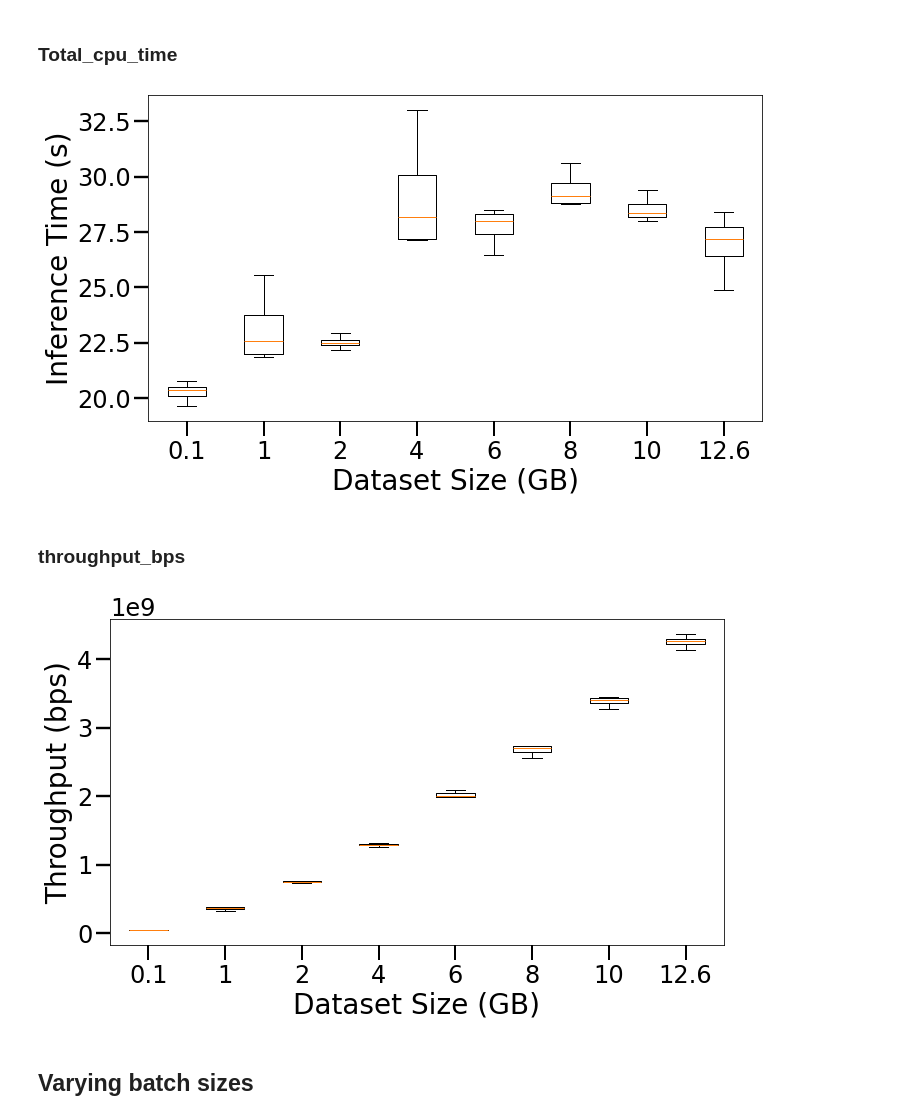
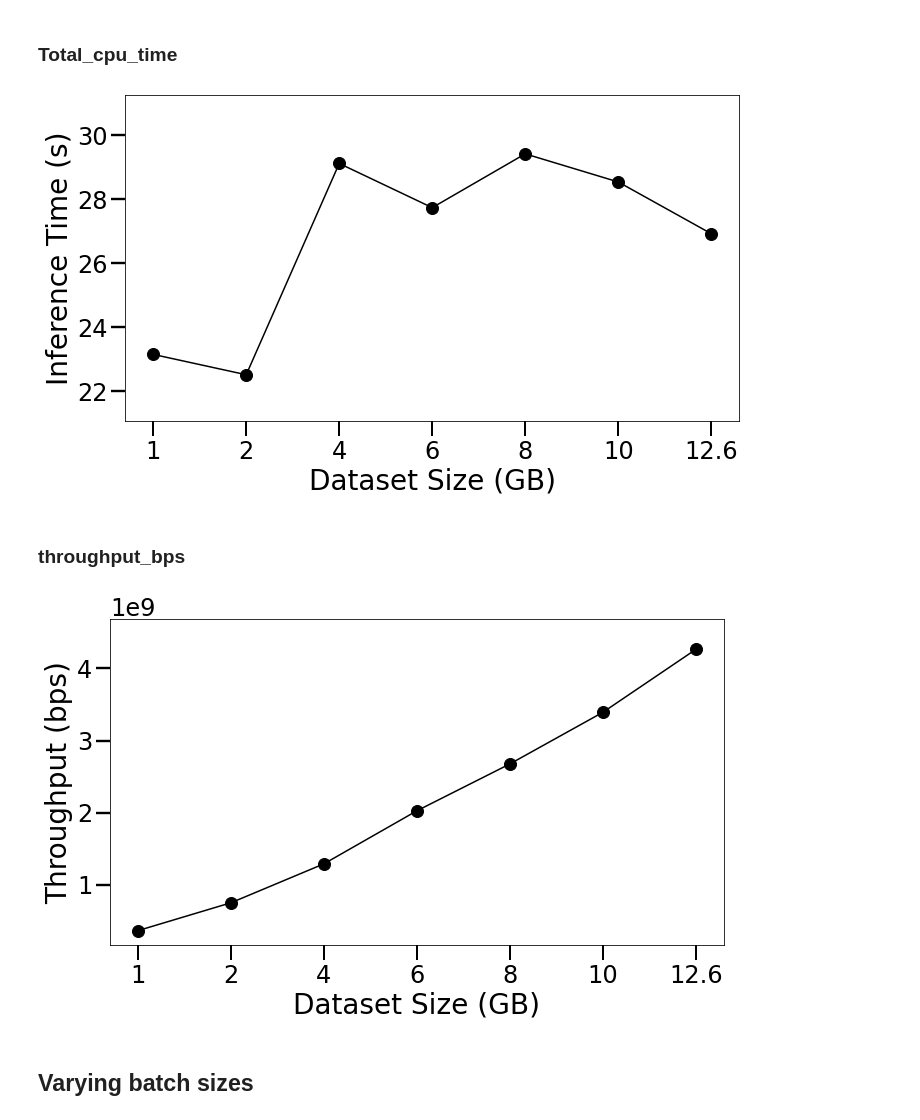
Before and after one commit to mstaylor/AI-for-Astronomy, a Jupyter notebook: aws/plots.ipynb, the cells around one changed output. Drawn from its saved outputs; the diff is of its cells as text; code cells hidden in the pictures.

```diff
--- a/aws/plots.ipynb
+++ b/aws/plots.ipynb
@@ -34,6 +34,38 @@ def plot_box(
     if save_filename is not None:
         plt.savefig(save_filename, bbox_inches='tight', dpi=dpi)
     plt.show()
+# %%
+def plot_line(
+    df, size_key, sizes, target_key, tick_labels=None,
+    save_filename=None, x_label=None, y_label=None,
+    figsize=(11, 6), dpi=200
+):
+    values = []
+    for size in sizes:
+        group = df[df[size_key] == size]
+        values.append(group[target_key].mean())
+
+    fig, ax = plt.subplots(figsize=figsize)
+
+    if tick_labels is None:
+        tick_labels = sizes
+
+    ax.plot(values, marker='o', markersize=12, color='black', linewidth=1.5)
+
+    ax.set_xticks(np.arange(len(tick_labels)))
+    ax.set_xticklabels(tick_labels)
+
+    ymin, ymax = ax.get_ylim()
+    ax.set_ylim(ymin * .95, ymax * 1.05)
+
+    if x_label is not None:
+        ax.set_xlabel(x_label)
+    if y_label is not None:
+        ax.set_ylabel(y_label)
+
+    if save_filename is not None:
+        plt.savefig(save_filename, bbox_inches='tight', dpi=dpi)
+    plt.show()
 # %% [markdown]
 # Visualization
 # %% [markdown]
@@ -47,30 +79,30 @@ df.head(3)
 | 1 | 0.1GB | 2 | 20.42 | 71461.28 | 41100152.32 |
 | 2 | 0.1GB | 3 | 19.62 | 71461.28 | 42780724.41 |
 # %%
-data_sizes =['0.1GB', '1GB', '2GB', '4GB', '6GB', '8GB','10GB', 'total']
-data_sizes_num =[0.1, 1, 2, 4, 6, 8, 10, 12.6]
+data_sizes =['1GB', '2GB', '4GB', '6GB', '8GB','10GB', 'total']
+data_sizes_num =[1, 2, 4, 6, 8, 10, 12.6]
 # %% [markdown]
 ### Total_cpu_time
 # %%
-plot_box(
+plot_line(
     df, 'data_size', data_sizes, tick_labels=data_sizes_num,
     target_key='total_cpu_time (seconds)',
-    save_filename='results/inference_time.jpg',
+    save_filename='figures/inference_time.jpg',
     x_label='Dataset Size (GB)', y_label='Inference Time (s)'
 )
 # %% [output]
-[figure, old version]
+[figure, new version]
 # %% [markdown]
 ### throughput_bps
 # %%
-plot_box(
+plot_line(
     df, 'data_size', data_sizes, tick_labels=data_sizes_num,
     target_key='throughput_bps',
-    save_filename='results/thoughput.jpg',
+    save_filename='figures/thoughput.jpg',
     x_label='Dataset Size (GB)', y_label='Throughput (bps)'
 )
 # %% [output]
-[figure, old version]
+[figure, new version]
 # %% [markdown]
 ## Varying batch sizes
 # %%
```
Also changed, not shown: parts of 2 cells of this notebook, 14 other files.
